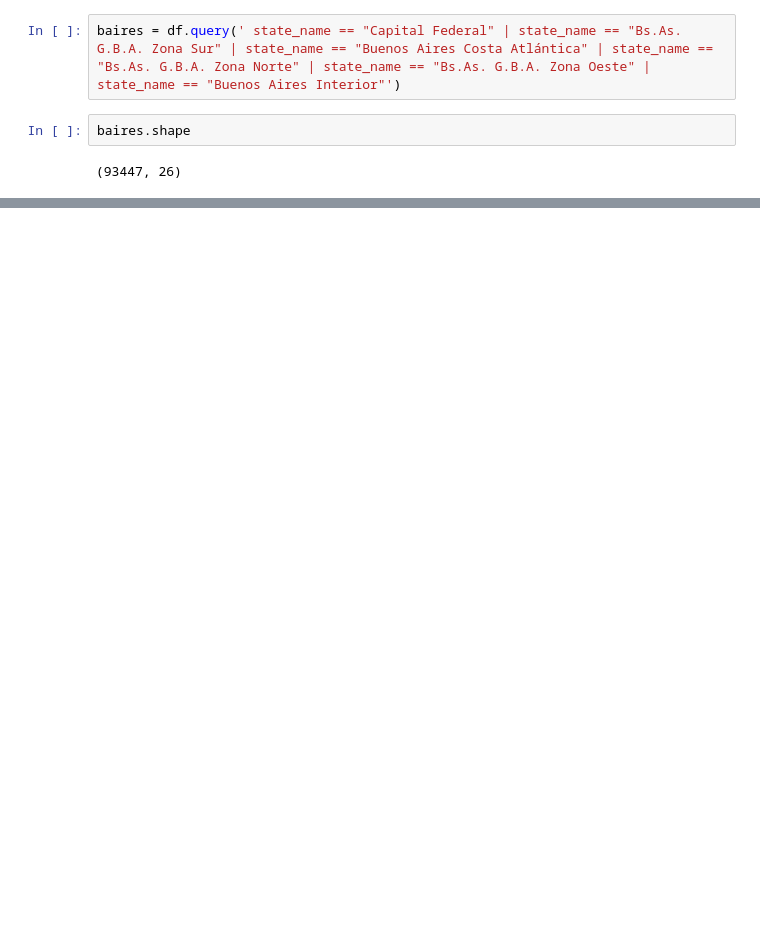
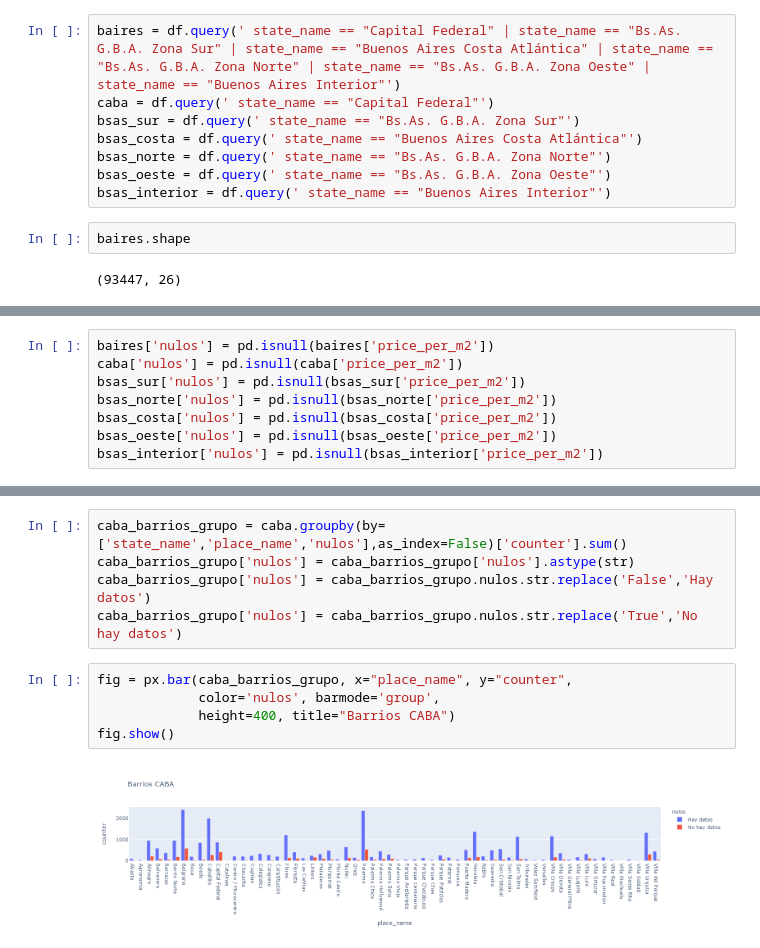
Before and after one commit to giustipatricio/grupo4-1120_ed_13, a Jupyter notebook: Nuevo_notebook.ipynb, the cells around one changed output, grey strips where cells are left out. Drawn from its saved outputs; the diff is of its cells as text; blank space fills up the shorter version.

```diff
--- a/Nuevo_notebook.ipynb
+++ b/Nuevo_notebook.ipynb
@@ -149,6 +149,12 @@ provincias_group2
 # Tratamientos en Baires
 # %%
 baires = df.query(' state_name == "Capital Federal" | state_name == "Bs.As. G.B.A. Zona Sur" | state_name == "Buenos Aires Costa Atlántica" | state_name == "Bs.As. G.B.A. Zona Norte" | state_name == "Bs.As. G.B.A. Zona Oeste" | state_name == "Buenos Aires Interior"')
+caba = df.query(' state_name == "Capital Federal"')
+bsas_sur = df.query(' state_name == "Bs.As. G.B.A. Zona Sur"')
+bsas_costa = df.query(' state_name == "Buenos Aires Costa Atlántica"')
+bsas_norte = df.query(' state_name == "Bs.As. G.B.A. Zona Norte"')
+bsas_oeste = df.query(' state_name == "Bs.As. G.B.A. Zona Oeste"')
+bsas_interior = df.query(' state_name == "Buenos Aires Interior"')
 # %%
 baires.shape
 # %% [output]
@@ -175,0 +186,8 @@ dtype: int64
+# %%
+baires['nulos'] = pd.isnull(baires['price_per_m2'])
+caba['nulos'] = pd.isnull(caba['price_per_m2'])
+bsas_sur['nulos'] = pd.isnull(bsas_sur['price_per_m2'])
+bsas_norte['nulos'] = pd.isnull(bsas_norte['price_per_m2'])
+bsas_costa['nulos'] = pd.isnull(bsas_costa['price_per_m2'])
+bsas_oeste['nulos'] = pd.isnull(bsas_oeste['price_per_m2'])
+bsas_interior['nulos'] = pd.isnull(bsas_interior['price_per_m2'])
@@ -175,0 +312,12 @@ dtype: int64
+# %%
+caba_barrios_grupo = caba.groupby(by=['state_name','place_name','nulos'],as_index=False)['counter'].sum()
+caba_barrios_grupo['nulos'] = caba_barrios_grupo['nulos'].astype(str)
+caba_barrios_grupo['nulos'] = caba_barrios_grupo.nulos.str.replace('False','Hay datos')
+caba_barrios_grupo['nulos'] = caba_barrios_grupo.nulos.str.replace('True','No hay datos')
+# %%
+fig = px.bar(caba_barrios_grupo, x="place_name", y="counter",
+             color='nulos', barmode='group',
+             height=400, title="Barrios CABA")
+fig.show()
+# %% [output]
+[figure, added]
```
Also changed, not shown: parts of 21 cells of this notebook, 1 other file.
